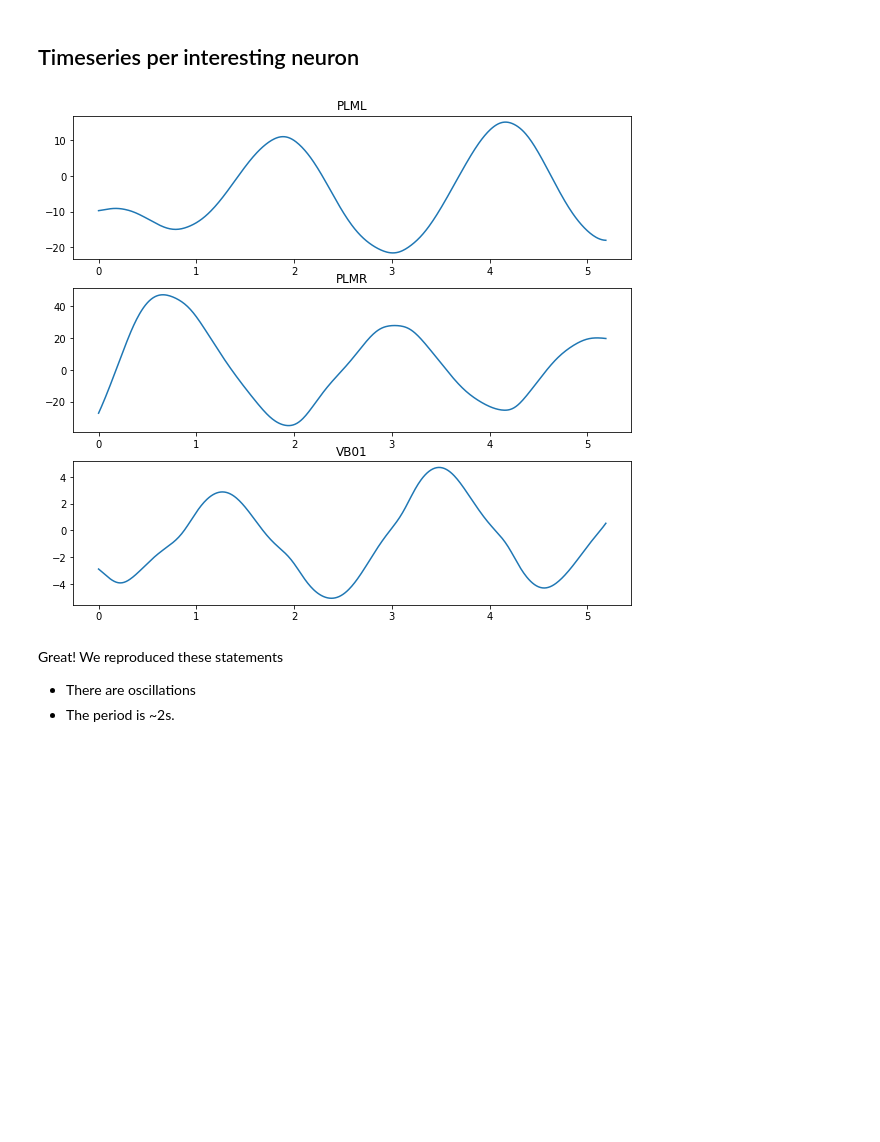
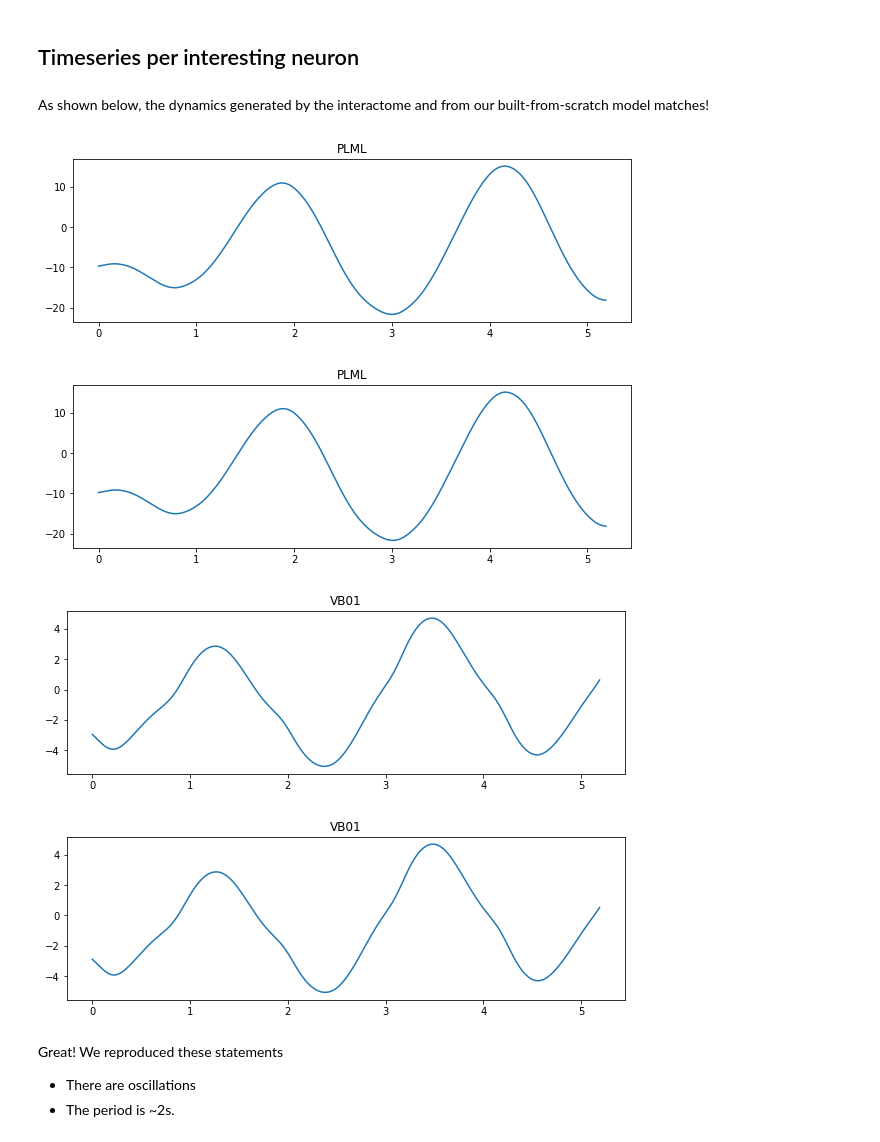
Before and after one commit to sjonany/c-elegans-interactome-analysis, a Jupyter notebook: milestone_responsive.ipynb, the cells around one changed output. Drawn from its saved outputs; the diff is of its cells as text; code cells hidden in the pictures; blank space fills up the shorter version.

```diff
--- a/milestone_responsive.ipynb
+++ b/milestone_responsive.ipynb
@@ -15,4 +8,20 @@ fwd_dynamics = np.load('data/dynamics_fwd_5s.npy')
-# %%
-plot_saved_dynamics(['PLML', 'PLMR', 'VB01'], fwd_dynamics, neuron_metadata_collection)
-# %% [output]
-[figure, removed]
+# %%
+from util.neuron_metadata import *
+from util.plot_util import *
+import numpy as np
+import pandas as pd
+from neural_model import NeuralModel
+neuron_metadata_collection = NeuronMetadataCollection.load_from_chem_json('data/chem.json')
+fwd_dynamics_gold = np.load('data/dynamics_fwd_5s.npy')
+
+model = NeuralModel(neuron_metadata_collection)
+model.seed = 0
+model.set_current_injection("AVBL", 2.3)
+model.set_current_injection("AVBR", 2.3)
+model.set_current_injection("PLML", 1.4)
+model.set_current_injection("PLMR", 1.4)
+model.init()
+(v_mat, s_mat, v_normalized_mat) = model.run(570)
+# Note that the analysis being done by the interactome is from timestep 50 onward
+# The initial 50 timesteps have a huge spike, and we wait for the network to settle first.
+fwd_dynamics_mine = v_normalized_mat[50:,:]
@@ -19,3 +32,15 @@ plot_saved_dynamics(['PLML', 'PLMR', 'VB01'], fwd_dynamics, neuron_metadata_coll
+# %% [markdown]
+As shown below, the dynamics generated by the interactome and from our built-from-scratch model matches!
+# %%
+plot_saved_dynamics(['PLML'], fwd_dynamics_mine, neuron_metadata_collection)
+plot_saved_dynamics(['PLML'], fwd_dynamics_gold, neuron_metadata_collection)
+plot_saved_dynamics(['VB01'], fwd_dynamics_mine, neuron_metadata_collection)
+plot_saved_dynamics(['VB01'], fwd_dynamics_gold, neuron_metadata_collection)
+# %% [output]
+[figure, added]
+[figure, added]
+[figure, added]
+[figure, added]
 # %% [markdown]
 Great! We reproduced these statements
  * There are oscillations
```
Also changed, not shown: parts of 5 cells of this notebook, 2 other files.
